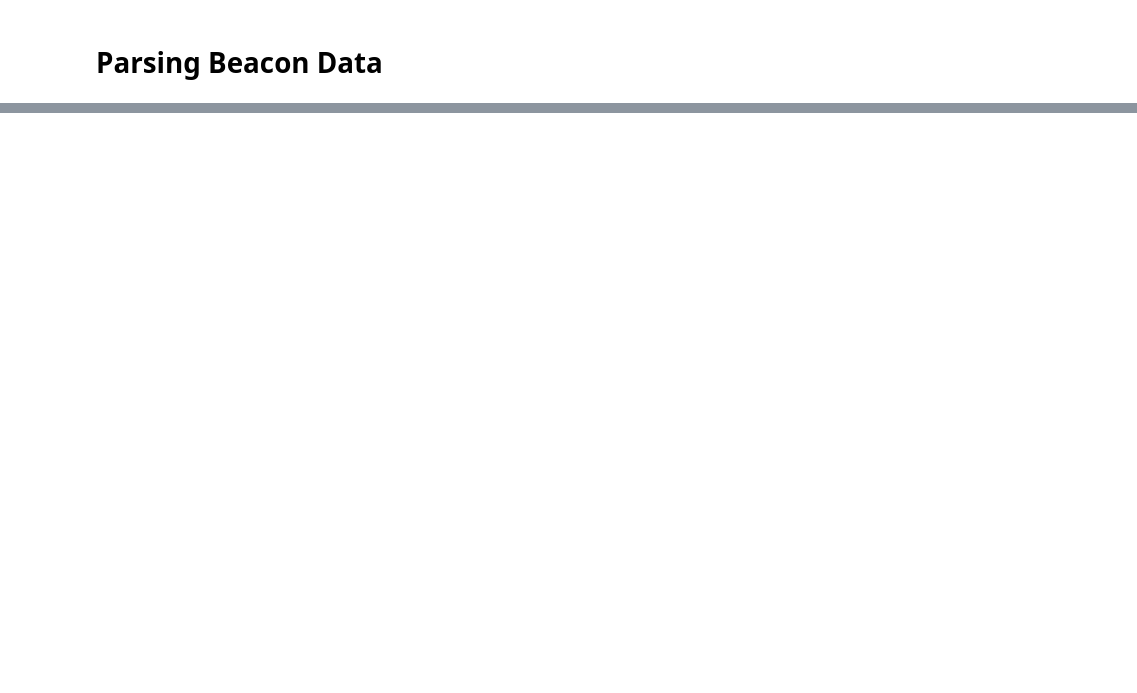
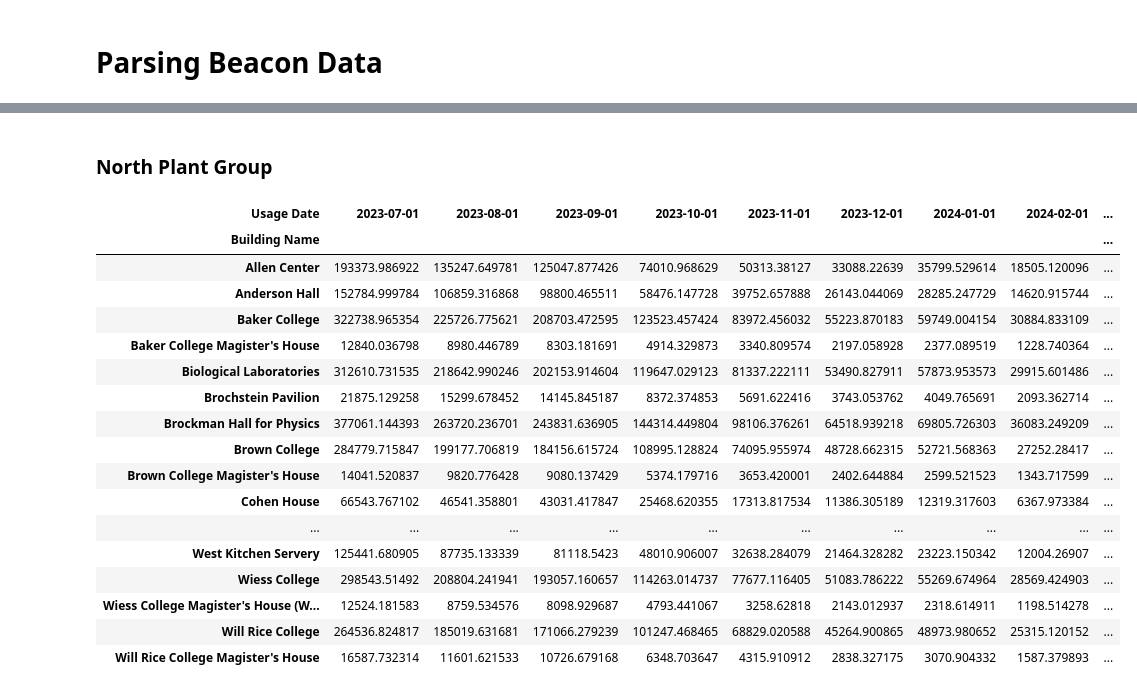
Before and after one commit to AndersonShroeder/oas-water, a Jupyter notebook: water-data.ipynb, the cells around one changed output, grey strips where cells are left out. Cells and saved outputs as stored; diff of their text form; code cells hidden in the pictures; blank space fills up the shorter version.

```diff
--- a/water-data.ipynb
+++ b/water-data.ipynb
@@ -100,0 +159,3 @@ array(['North Plant AHU Condensate', 'Jones College Fountain',
+# %%
+north_plant_names = groups_meters_names[groups_meters_names["CoH Meter/Group"] == "North Plant Group"][["Building Name", "Beacon Data Name"]]
+north_plant_names
@@ -225,0 +342,2 @@ def parse_beacon_groups():
+# %%
+beacon_df = parse_beacon_groups(beacon_groups, df_beacon)
@@ -225,0 +362,32 @@ def parse_beacon_groups():
+# %%
+
+def portion(buildings, coh_agg):
+
+    portion_buildings = []
+
+    result_df = pd.DataFrame(index=buildings, columns=coh_agg.index)
+
+    # Iterate by month so we can adjust accordingly
+    for index, row in coh_agg.iterrows():
+        for b in buildings:
+            has_beacon = beacon_df.loc[(beacon_df['Read_Time'] == index) & (beacon_df['Location_Name'] == b)]
+
+            # Has beacon data, add entry, subtract flow from COH data
+            if not has_beacon.empty:
+                result_df.loc[b, index] = has_beacon['beacon_flow'].values[0]
+
+            # No beacon data, must portion
+            else:
+                portion_buildings.append(b)
+
+        # Compute total GSF
+        total_gsf = sum(float(gsf_df[gsf_df['Building Name'] == b]["GSF"]) for b in portion_buildings)
+
+        # Compute percentage allocation for each building
+        percentages = {b: float(gsf_df[gsf_df['Building Name'] == b]["GSF"]) / total_gsf for b in portion_buildings}
+
+        # Distribute 'Gallons' based on percentage
+        for b in portion_buildings:
+            result_df.loc[b, index] = coh_agg.loc[index, "Gallons"] * percentages[b]
+
+    return result_df
@@ -225,0 +420,26 @@ def parse_beacon_groups():
+# %% [markdown]
+<h3>North Plant Group </h3>
+# %%
+# Excluding Central Plant, lovett magister and sid rich magister for now
+exclude = ["Lovett College Magister's House", "Sid Richardson College Magister's House", "Central Plant"]
+
+portion(north_plant_names[~north_plant_names['Building Name'].isin(exclude)]["Building Name"].str.strip(), north_plant_group_agg)
+# %% [output]
+| Usage Date | 2023-07-01 | 2023-08-01 | 2023-09-01 | 2023-10-01 | 2023-11-01 | 2023-12-01 | 2024-01-01 | 2024-02-01 | ... |
+| Building Name |  |  |  |  |  |  |  |  | ... |
+| Allen Center | 193373.986922 | 135247.649781 | 125047.877426 | 74010.968629 | 50313.38127 | 33088.22639 | 35799.529614 | 18505.120096 | ... |
+| Anderson Hall | 152784.999784 | 106859.316868 | 98800.465511 | 58476.147728 | 39752.657888 | 26143.044069 | 28285.247729 | 14620.915744 | ... |
+| Baker College | 322738.965354 | 225726.775621 | 208703.472595 | 123523.457424 | 83972.456032 | 55223.870183 | 59749.004154 | 30884.833109 | ... |
+| Baker College Magister's House | 12840.036798 | 8980.446789 | 8303.181691 | 4914.329873 | 3340.809574 | 2197.058928 | 2377.089519 | 1228.740364 | ... |
+| Biological Laboratories | 312610.731535 | 218642.990246 | 202153.914604 | 119647.029123 | 81337.222111 | 53490.827911 | 57873.953573 | 29915.601486 | ... |
+| Brochstein Pavilion | 21875.129258 | 15299.678452 | 14145.845187 | 8372.374853 | 5691.622416 | 3743.053762 | 4049.765691 | 2093.362714 | ... |
+| Brockman Hall for Physics | 377061.144393 | 263720.236701 | 243831.636905 | 144314.449804 | 98106.376261 | 64518.939218 | 69805.726303 | 36083.249209 | ... |
+| Brown College | 284779.715847 | 199177.706819 | 184156.615724 | 108995.128824 | 74095.955974 | 48728.662315 | 52721.568363 | 27252.28417 | ... |
+| Brown College Magister's House | 14041.520837 | 9820.776428 | 9080.137429 | 5374.179716 | 3653.420001 | 2402.644884 | 2599.521523 | 1343.717599 | ... |
+| Cohen House | 66543.767102 | 46541.358801 | 43031.417847 | 25468.620355 | 17313.817534 | 11386.305189 | 12319.317603 | 6367.973384 | ... |
+| ... | ... | ... | ... | ... | ... | ... | ... | ... | ... |
+| West Kitchen Servery | 125441.680905 | 87735.133339 | 81118.5423 | 48010.906007 | 32638.284079 | 21464.328282 | 23223.150342 | 12004.26907 | ... |
+| Wiess College | 298543.51492 | 208804.241941 | 193057.160657 | 114263.014737 | 77677.116405 | 51083.786222 | 55269.674964 | 28569.424903 | ... |
+| Wiess College Magister's House (W... | 12524.181583 | 8759.534576 | 8098.929687 | 4793.441067 | 3258.62818 | 2143.012937 | 2318.614911 | 1198.514278 | ... |
+| Will Rice College | 264536.824817 | 185019.631681 | 171066.279239 | 101247.468465 | 68829.020588 | 45264.900865 | 48973.980652 | 25315.120152 | ... |
+| Will Rice College Magister's House | 16587.732314 | 11601.621533 | 10726.679168 | 6348.703647 | 4315.910912 | 2838.327175 | 3070.904332 | 1587.379893 | ... |
```
Also changed, not shown: parts of 21 cells of this notebook, 1 other file.
